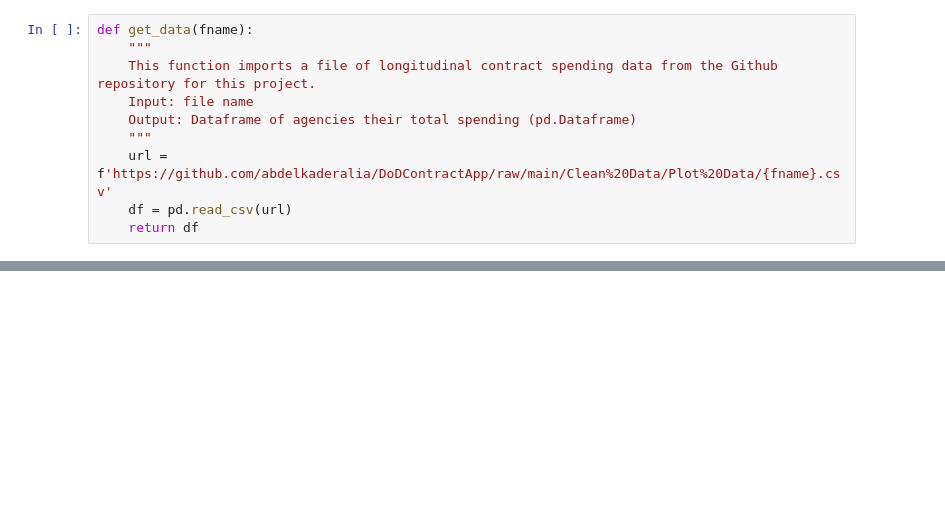
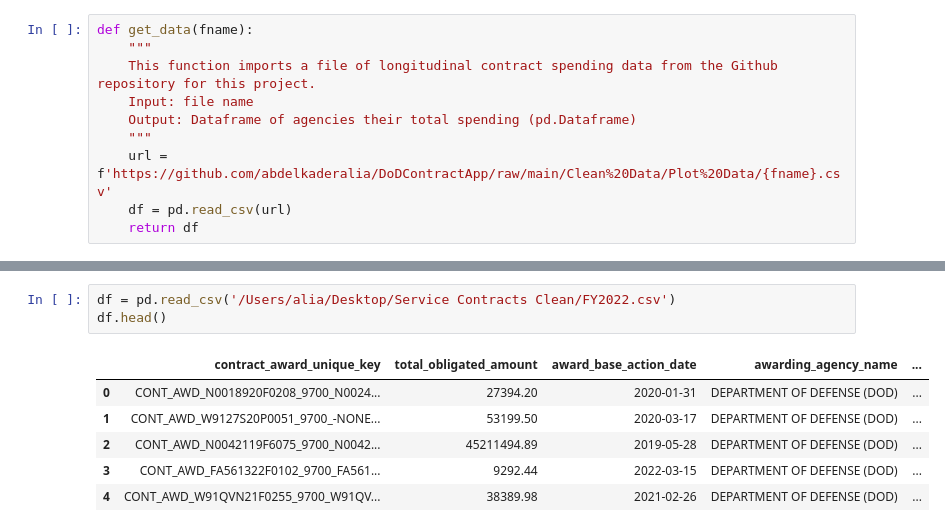
Before and after one commit to abdelkaderalia/DoDContractApp, a Jupyter notebook: py/Data Cleaning.ipynb, the cells around one changed output, grey strips where cells are left out. Drawn from its saved outputs; the diff is of its cells as text; blank space fills up the shorter version.

```diff
--- a/py/Data Cleaning.ipynb
+++ b/py/Data Cleaning.ipynb
@@ -166,0 +232,10 @@ df_agencies
+# %%
+df = pd.read_csv('/Users/alia/Desktop/Service Contracts Clean/FY2022.csv')
+df.head()
+# %% [output]
+|  | contract_award_unique_key | total_obligated_amount | award_base_action_date | awarding_agency_name | ... |
+| 0 | CONT_AWD_N0018920F0208_9700_N0024... | 27394.20 | 2020-01-31 | DEPARTMENT OF DEFENSE (DOD) | ... |
+| 1 | CONT_AWD_W9127S20P0051_9700_-NONE... | 53199.50 | 2020-03-17 | DEPARTMENT OF DEFENSE (DOD) | ... |
+| 2 | CONT_AWD_N0042119F6075_9700_N0042... | 45211494.89 | 2019-05-28 | DEPARTMENT OF DEFENSE (DOD) | ... |
+| 3 | CONT_AWD_FA561322F0102_9700_FA561... | 9292.44 | 2022-03-15 | DEPARTMENT OF DEFENSE (DOD) | ... |
+| 4 | CONT_AWD_W91QVN21F0255_9700_W91QV... | 38389.98 | 2021-02-26 | DEPARTMENT OF DEFENSE (DOD) | ... |
```
Also changed, not shown: parts of 12 cells of this notebook, 7 other files.
